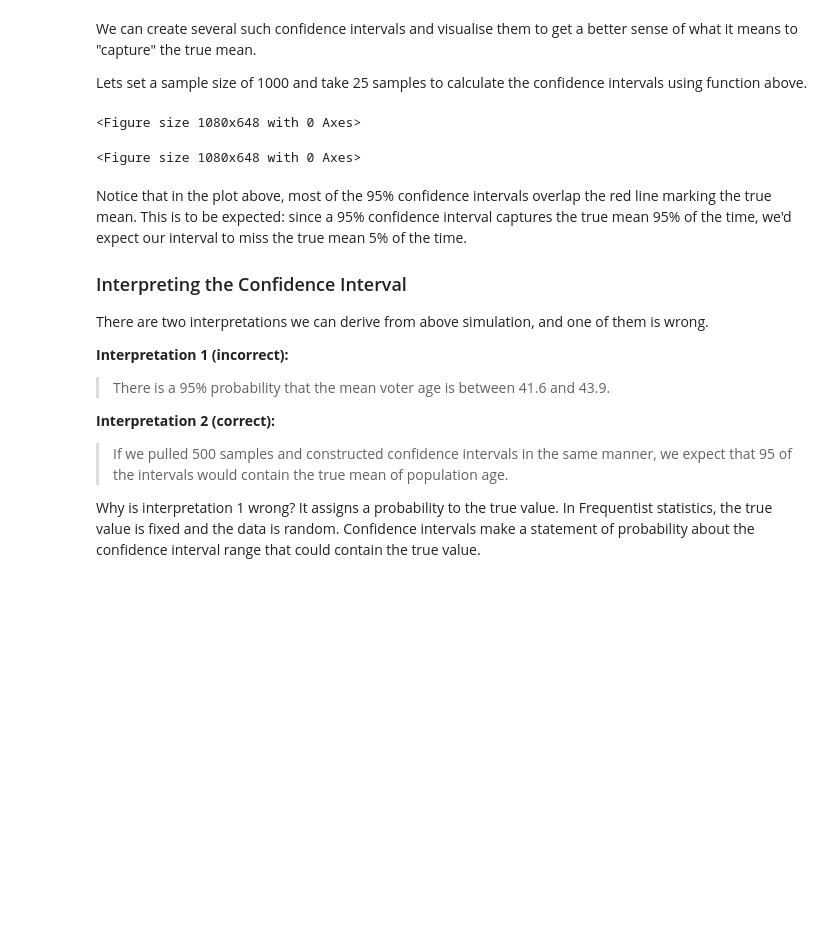
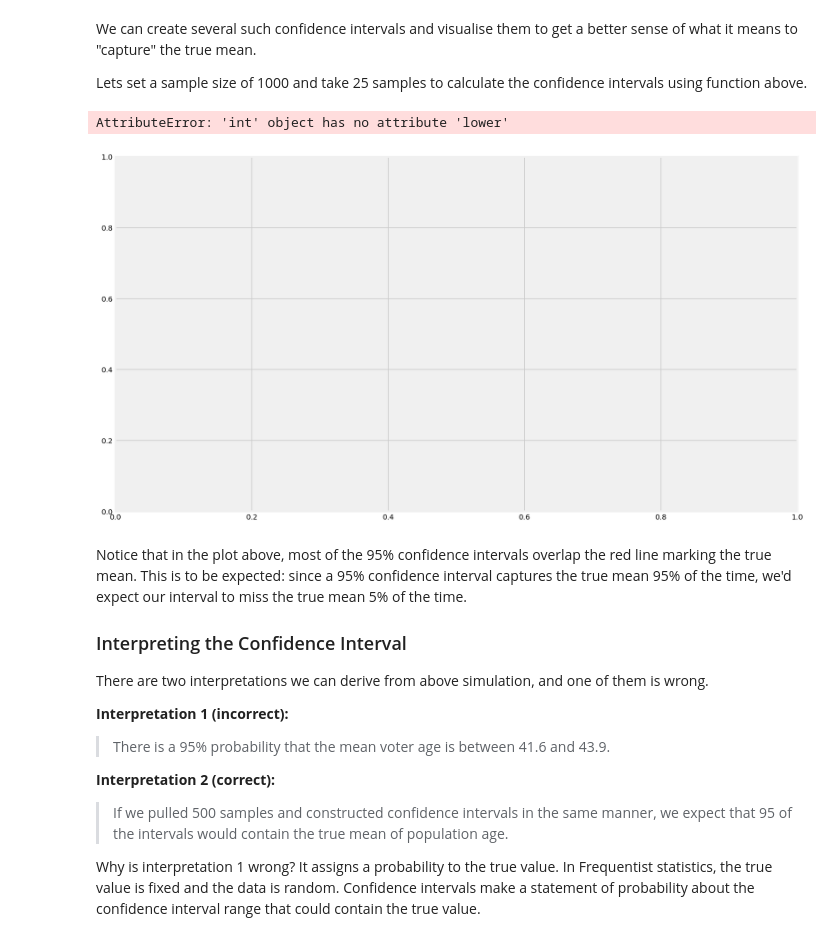
Before and after one commit to worldyne/dsc-2-19-15-confidence-intervals-lab-seattle-ds-career-040119, a Jupyter notebook: index.ipynb, the cells around one changed output. Cells and saved outputs as stored; diff of their text form; code cells hidden in the pictures; blank space fills up the shorter version.

```diff
--- a/index.ipynb
+++ b/index.ipynb
@@ -270,13 +270,13 @@ for sample in range(25):
 # %%
 # plot the mean and confidence interval for each sample as error bars
 # plot the population mean
 
 plt.figure(figsize=(15,9))
 plt.errorbar(x=np.arange(0.1, 25, 1), y=sample_means, yerr=[top-bot/2 for top, bot in intervals],fmt=0)
-plt.hlines(xmin=0,xmax=25,)
+plt.hlines(xmin=0,xmax=25,y=43.0023,linewidth=2.0,color='red')
 # %% [output]
-<Figure size 1080x648 with 0 Axes>
+AttributeError: 'int' object has no attribute 'lower'
-<Figure size 1080x648 with 0 Axes>
+[figure, added]
 # %% [markdown]
 Notice that in the plot above, most of the 95% confidence intervals overlap the red line marking the true mean. This is to be expected: since a 95% confidence interval captures the true mean 95% of the time, we'd expect our interval to miss the true mean 5% of the time.
 
```
